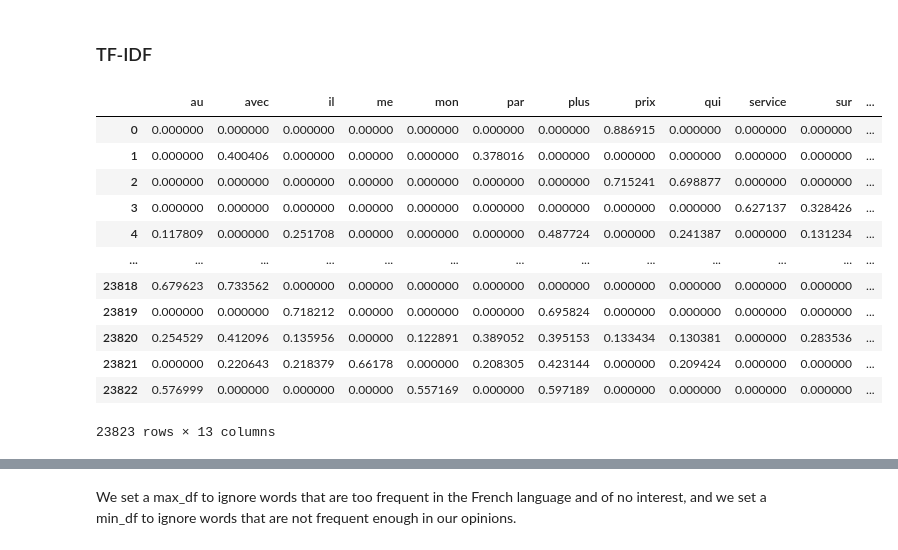
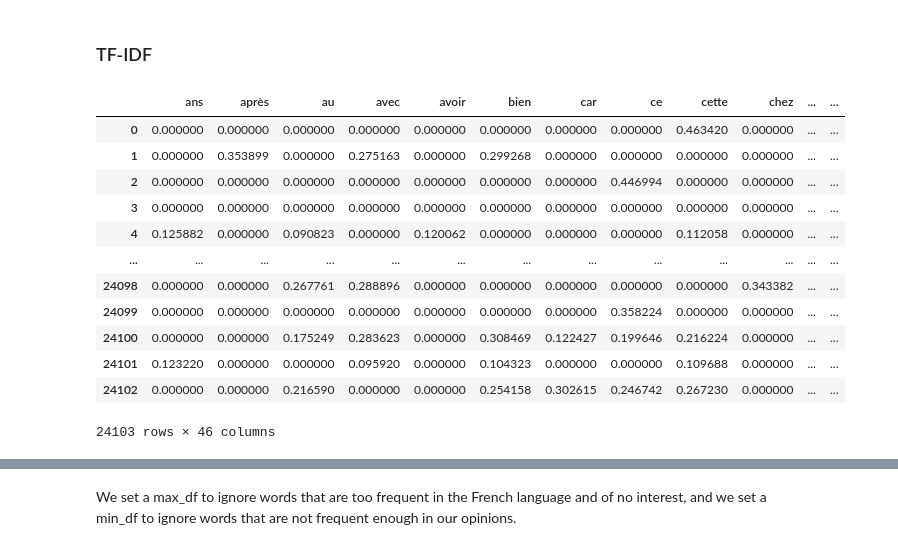
Before and after one commit to lucasartaud/Machine_Learning_for_NLP_Project2, a Jupyter notebook: Artaud_Sivasubramaniam_DIA1_project2.ipynb, the cells around one changed output, grey strips where cells are left out. Saved outputs shown, nothing was run; the diff lists cells and outputs as text; code cells hidden in the pictures.

Commit message:
More columns in features

```diff
--- a/Artaud_Sivasubramaniam_DIA1_project2.ipynb
+++ b/Artaud_Sivasubramaniam_DIA1_project2.ipynb
@@ -733,24 +733,24 @@ Name: 3564, dtype: object
 # %% [markdown]
 ### TF-IDF
 # %%
-tfidf_vectorizer = TfidfVectorizer(min_df=0.2, max_df=0.3)
+tfidf_vectorizer = TfidfVectorizer(min_df=0.1, max_df=0.3)
 tfidf_matrix = tfidf_vectorizer.fit_transform(df['avis'])
 tfidf_df = pd.DataFrame(tfidf_matrix.toarray(), columns=tfidf_vectorizer.get_feature_names_out())
 tfidf_df
 # %% [output]
-|  | au | avec | il | me | mon | par | plus | prix | qui | service | sur | ... |
-| 0 | 0.000000 | 0.000000 | 0.000000 | 0.00000 | 0.000000 | 0.000000 | 0.000000 | 0.886915 | 0.000000 | 0.000000 | 0.000000 | ... |
-| 1 | 0.000000 | 0.400406 | 0.000000 | 0.00000 | 0.000000 | 0.378016 | 0.000000 | 0.000000 | 0.000000 | 0.000000 | 0.000000 | ... |
-| 2 | 0.000000 | 0.000000 | 0.000000 | 0.00000 | 0.000000 | 0.000000 | 0.000000 | 0.715241 | 0.698877 | 0.000000 | 0.000000 | ... |
-| 3 | 0.000000 | 0.000000 | 0.000000 | 0.00000 | 0.000000 | 0.000000 | 0.000000 | 0.000000 | 0.000000 | 0.627137 | 0.328426 | ... |
-| 4 | 0.117809 | 0.000000 | 0.251708 | 0.00000 | 0.000000 | 0.000000 | 0.487724 | 0.000000 | 0.241387 | 0.000000 | 0.131234 | ... |
+|  | ans | après | au | avec | avoir | bien | car | ce | cette | chez | ... | ... |
+| 0 | 0.000000 | 0.000000 | 0.000000 | 0.000000 | 0.000000 | 0.000000 | 0.000000 | 0.000000 | 0.463420 | 0.000000 | ... | ... |
+| 1 | 0.000000 | 0.353899 | 0.000000 | 0.275163 | 0.000000 | 0.299268 | 0.000000 | 0.000000 | 0.000000 | 0.000000 | ... | ... |
+| 2 | 0.000000 | 0.000000 | 0.000000 | 0.000000 | 0.000000 | 0.000000 | 0.000000 | 0.446994 | 0.000000 | 0.000000 | ... | ... |
+| 3 | 0.000000 | 0.000000 | 0.000000 | 0.000000 | 0.000000 | 0.000000 | 0.000000 | 0.000000 | 0.000000 | 0.000000 | ... | ... |
+| 4 | 0.125882 | 0.000000 | 0.090823 | 0.000000 | 0.120062 | 0.000000 | 0.000000 | 0.000000 | 0.112058 | 0.000000 | ... | ... |
 | ... | ... | ... | ... | ... | ... | ... | ... | ... | ... | ... | ... | ... |
-| 23818 | 0.679623 | 0.733562 | 0.000000 | 0.00000 | 0.000000 | 0.000000 | 0.000000 | 0.000000 | 0.000000 | 0.000000 | 0.000000 | ... |
-| 23819 | 0.000000 | 0.000000 | 0.718212 | 0.00000 | 0.000000 | 0.000000 | 0.695824 | 0.000000 | 0.000000 | 0.000000 | 0.000000 | ... |
-| 23820 | 0.254529 | 0.412096 | 0.135956 | 0.00000 | 0.122891 | 0.389052 | 0.395153 | 0.133434 | 0.130381 | 0.000000 | 0.283536 | ... |
-| 23821 | 0.000000 | 0.220643 | 0.218379 | 0.66178 | 0.000000 | 0.208305 | 0.423144 | 0.000000 | 0.209424 | 0.000000 | 0.000000 | ... |
-| 23822 | 0.576999 | 0.000000 | 0.000000 | 0.00000 | 0.557169 | 0.000000 | 0.597189 | 0.000000 | 0.000000 | 0.000000 | 0.000000 | ... |
+| 24098 | 0.000000 | 0.000000 | 0.267761 | 0.288896 | 0.000000 | 0.000000 | 0.000000 | 0.000000 | 0.000000 | 0.343382 | ... | ... |
+| 24099 | 0.000000 | 0.000000 | 0.000000 | 0.000000 | 0.000000 | 0.000000 | 0.000000 | 0.358224 | 0.000000 | 0.000000 | ... | ... |
+| 24100 | 0.000000 | 0.000000 | 0.175249 | 0.283623 | 0.000000 | 0.308469 | 0.122427 | 0.199646 | 0.216224 | 0.000000 | ... | ... |
+| 24101 | 0.123220 | 0.000000 | 0.000000 | 0.095920 | 0.000000 | 0.104323 | 0.000000 | 0.000000 | 0.109688 | 0.000000 | ... | ... |
+| 24102 | 0.000000 | 0.000000 | 0.216590 | 0.000000 | 0.000000 | 0.254158 | 0.302615 | 0.246742 | 0.267230 | 0.000000 | ... | ... |
-23823 rows × 13 columns
+24103 rows × 46 columns
 # %%
 tfidf_df = pd.concat([df.reset_index(drop=True)['avis'], tfidf_df], axis=1)
 tfidf_df
```
Also changed, not shown: parts of 7 cells of this notebook.
